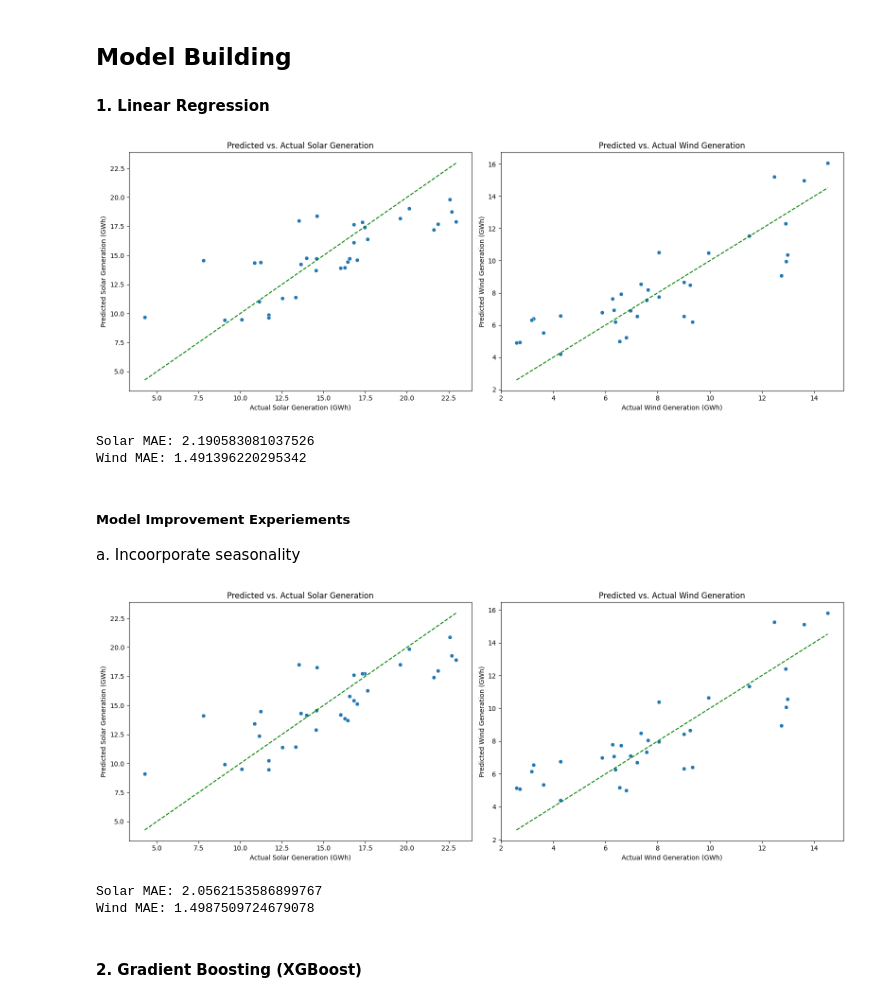
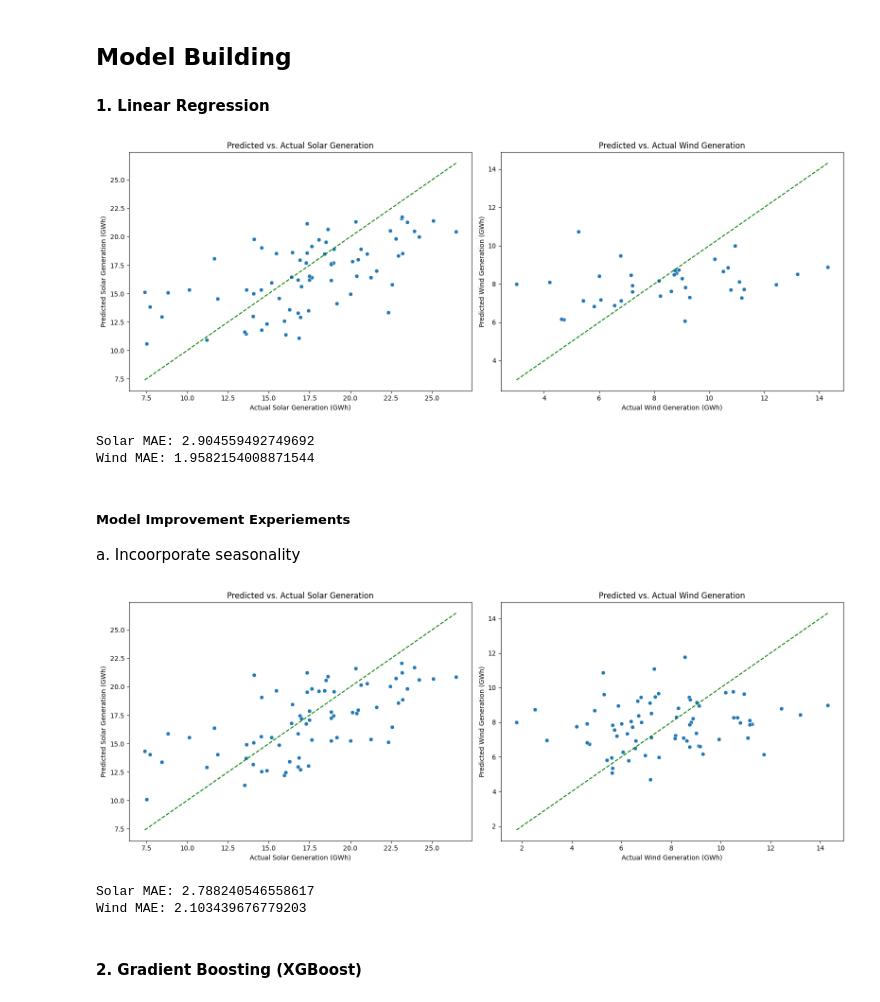
Before and after one commit to Pomtam/Energy-Generation-Forecast, a Jupyter notebook: EnergyGenerationModelling.ipynb, the cells around one changed output. Cells and saved outputs as stored; diff of their text form; code cells hidden in the pictures.

```diff
--- a/EnergyGenerationModelling.ipynb
+++ b/EnergyGenerationModelling.ipynb
@@ -254,10 +332,10 @@ import seaborn as sns
 # Features: temperature, solar radiation, DOY (for seasonality)
 
 # Select the features for the model
-WeatherData_avg = WeatherData_df.groupby('DOY')[['T2M', 'ALLSKY_SFC_SW_DWN', 'WS10M_MAX']].mean().reset_index() # Group by DOY and take the average for these parameters
+WeatherData_avg = WeatherData_df.groupby('DOY')[['temperature_2m_max', 'shortwave_radiation_sum', 'wind_speed_10m_max']].mean().reset_index() # Group by DOY and take the average for these parameters
 EnergyGeneration_clean_df = EnergyGeneration_clean_df.sort_values(by='DOY')
 
-X = WeatherData_avg[['T2M', 'ALLSKY_SFC_SW_DWN']]
+X = WeatherData_avg[['temperature_2m_max', 'shortwave_radiation_sum']]
 # y = EnergyGeneration_clean_df['Solar (Utility) - GWh'] + EnergyGeneration_clean_df['Solar (Rooftop) - GWh']
 y = EnergyGeneration_clean_df['Solar (Utility) - GWh']
 
@@ -276,13 +354,13 @@ y_pred_solar = model.predict(X_test)
 # Features: wind speed
 
 # Select the features for the model
-WeatherData_wind = WeatherData_df[WeatherData_df['isWindFarm'] == True] # Just select data for wind farms
-WeatherData_avg_wind = WeatherData_wind.groupby('DOY')[['WS10M_MAX']].mean().reset_index() # Group by DOY and take the average for wind speed
-X = WeatherData_avg_wind[['WS10M_MAX']]  ** 3 # Wind generation is proportional to the cube of wind speed
+# WeatherData_wind = WeatherData_df[WeatherData_df['isWindFarm'] == True] # Just select data for wind farms
+WeatherData_avg_wind = WeatherData_df.groupby('DOY')[['wind_speed_10m_max']].mean().reset_index() # Group by DOY and take the average for wind speed
+X = WeatherData_avg_wind[['wind_speed_10m_max']]  ** 1 # Wind generation is proportional to the cube of wind speed
 y = EnergyGeneration_clean_df['Wind - GWh']
 
 # Data split, train model, predict
-X_train, X_test, y_train, y_test_wind = train_test_split(X, y, test_size=0.2, random_state=42)
+X_train, X_test, y_train, y_test_wind = train_test_split(X, y, test_size=0.1, random_state=42)
 
 model = LinearRegression()
 model.fit(X_train, y_train)
@@ -311,9 +389,9 @@ plt.show()
 print("Solar MAE:", mean_absolute_error(y_test_solar, y_pred_solar))
 print("Wind MAE:", mean_absolute_error(y_test_wind, y_pred_wind))
 # %% [output]
-[figure, old version]
+[figure, new version]
-Solar MAE: 2.190583081037526
-Wind MAE: 1.491396220295342
+Solar MAE: 2.904559492749692
+Wind MAE: 1.9582154008871544
 # %% [markdown]
 ##### Model Improvement Experiements
 a. Incoorporate seasonality
@@ -329,13 +407,15 @@ import seaborn as sns
 # Features: temperature, solar radiation, DOY (for seasonality)
 
 # Select the features for the model
-WeatherData_avg = WeatherData_df.groupby('DOY')[['T2M', 'ALLSKY_SFC_SW_DWN', 'WS50M_MAX', 'WS50M','WS10M_MAX']].mean().reset_index() # Group by DOY and take the average for these parameters
+# WeatherData_avg = WeatherData_df.groupby('DOY')[['temperature_2m_max', 'shortwave_radiation_sum', 'WS50M_MAX', 'WS50M','WS10M_MAX']].mean().reset_index() # Group by DOY and take the average for these parameters
+WeatherData_avg = WeatherData_df.groupby('DOY')[['temperature_2m_max', 'shortwave_radiation_sum', 'wind_speed_10m_max']].mean().reset_index() # Group by DOY and take the average for these parameters
+
 EnergyGeneration_clean_df = EnergyGeneration_clean_df.sort_values(by='DOY')
 
 WeatherData_avg['DOY_sin'] = np.sin(2 * np.pi * WeatherData_avg['DOY'] / 365) # Encode DOY as sin/cos for seasonality
 WeatherData_avg['DOY_cos'] = np.cos(2 * np.pi * WeatherData_avg['DOY'] / 365)
 
-X = WeatherData_avg[['T2M', 'ALLSKY_SFC_SW_DWN' , 'DOY_sin', 'DOY_cos']]
+X = WeatherData_avg[['temperature_2m_max', 'shortwave_radiation_sum' , 'DOY_sin', 'DOY_cos']]
 # y = EnergyGeneration_clean_df['Solar (Utility) -  GWh'] + EnergyGeneration_clean_df['Solar (Rooftop) -  GWh']
 y = EnergyGeneration_clean_df['Solar (Utility) - GWh']
 
@@ -353,49 +433,49 @@ y_pred_solar = Solar_LR_model.predict(X_test)
 # Features: wind speed
 
 # Select the features for the model
-WeatherData_wind = WeatherData_df[WeatherData_df['isWindFarm'] == True] # Just select data for wind farms
-WeatherData_avg_wind = WeatherData_wind.groupby('DOY')[['WS10M_MAX']].mean().reset_index() # Group by DOY and take the average for wind speed
+# WeatherData_wind = WeatherData_df[WeatherData_df['isWindFarm'] == True] # Just select data for wind farms
+WeatherData_avg_wind = WeatherData_df.groupby('DOY')[['wind_speed_10m_max']].mean().reset_index() # Group by DOY and take the average for wind speed
 # Encode DOY as sine and cosine components to capture seasonality
 WeatherData_avg_wind['DOY_sin'] = np.sin(2 * np.pi * WeatherData_avg_wind['DOY'] / 365)
 WeatherData_avg_wind['DOY_cos'] = np.cos(2 * np.pi * WeatherData_avg_wind['DOY'] / 365)
 
 # Select the features for the model, including DOY components and wind speed
-X = WeatherData_avg_wind[['WS10M_MAX', 'DOY_sin', 'DOY_cos']] ** 3  # Wind generation is proportional to the cube of wind speed
+X = WeatherData_avg_wind[['wind_speed_10m_max', 'DOY_sin', 'DOY_cos']] ** 1  # Wind generation is proportional to the cube of wind speed
 y = EnergyGeneration_clean_df['Wind - GWh']
 
 # Data split, train model, predict
 X_train, X_test, y_train, y_test_wind = train_test_split(X, y, test_size=0.2, random_state=42)
 
 Wind_LR_model = LinearRegression()
 Wind_LR_model.fit(X_train, y_train)
 y_pred_wind = Wind_LR_model.predict(X_test)
 
 # Plot
 fig, axes = plt.subplots(1, 2, figsize=(16, 6))
 
 # Solar plot
 sns.scatterplot(x=y_test_solar, y=y_pred_solar, ax=axes[0])
 axes[0].plot([y_test_solar.min(), y_test_solar.max()], [y_test_solar.min(), y_test_solar.max()], 'g--')  # Ideal 1:1 line
 axes[0].set_xlabel("Actual Solar Generation (GWh)")
 axes[0].set_ylabel("Predicted Solar Generation (GWh)")
 axes[0].set_title("Predicted vs. Actual Solar Generation")
 
 # Wind plot
 sns.scatterplot(x=y_test_wind, y=y_pred_wind, ax=axes[1])
 axes[1].plot([y_test_wind.min(), y_test_wind.max()], [y_test_wind.min(), y_test_wind.max()], 'g--')  # Ideal 1:1 line
 axes[1].set_xlabel("Actual Wind Generation (GWh)")
 axes[1].set_ylabel("Predicted Wind Generation (GWh)")
 axes[1].set_title("Predicted vs. Actual Wind Generation")
 
 plt.tight_layout()
 plt.show()
 
 print("Solar MAE:", mean_absolute_error(y_test_solar, y_pred_solar))
 print("Wind MAE:", mean_absolute_error(y_test_wind, y_pred_wind))
 # %% [output]
-[figure, old version]
+[figure, new version]
-Solar MAE: 2.0562153586899767
-Wind MAE: 1.4987509724679078
+Solar MAE: 2.788240546558617
+Wind MAE: 2.103439676779203
 # %% [markdown]
 #### 2. Gradient Boosting (XGBoost)
 # %%
```
Also changed, not shown: parts of 17 cells of this notebook, 2 other files.
